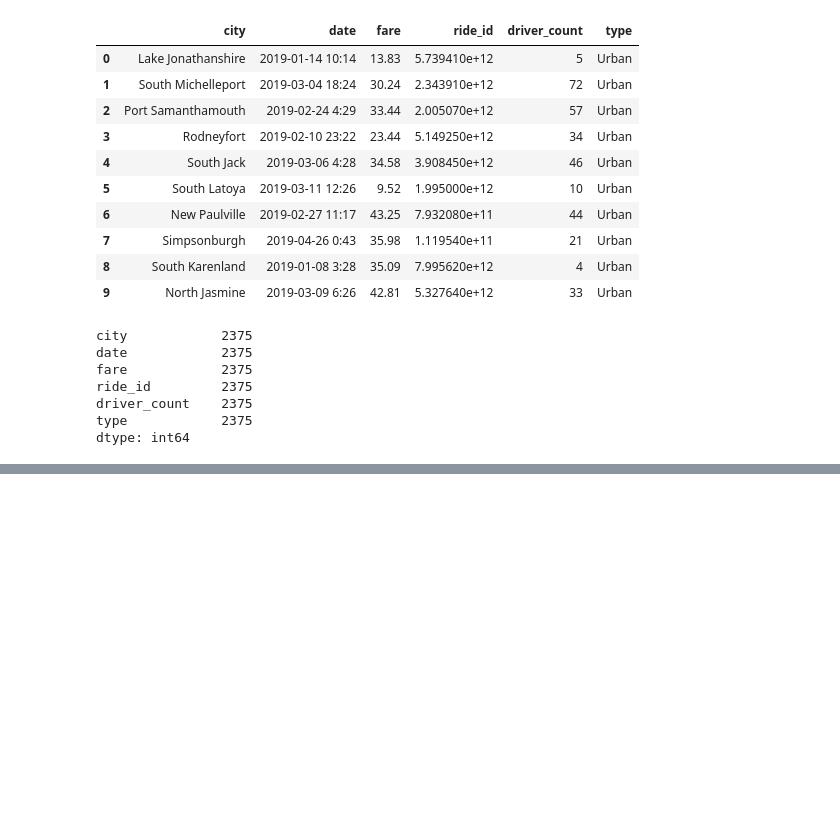
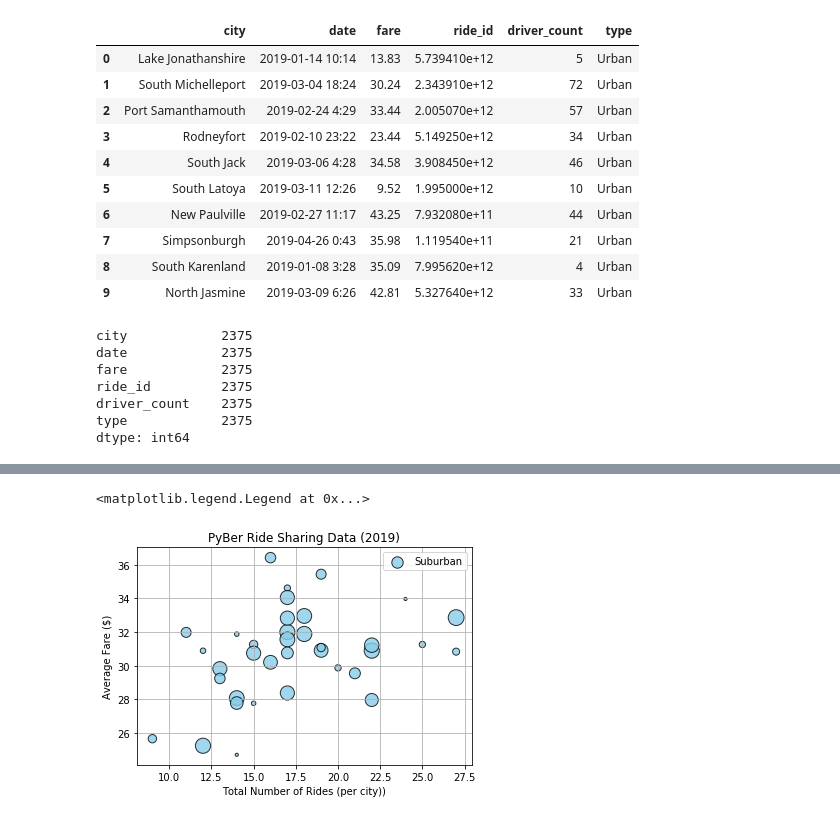
Before and after one commit to quintonw1/Pyber_Analysis, a Jupyter notebook: Pyber.ipynb, the cells around one changed output, grey strips where cells are left out. Cells and saved outputs as stored; diff of their text form; code cells hidden in the pictures; blank space fills up the shorter version.

```diff
--- a/Pyber.ipynb
+++ b/Pyber.ipynb
@@ -125,0 +160,5 @@ dtype: int64
+# %%
+# Creating Urban df
+
+suburban_cities_df = combined_df[combined_df["type"]=="Suburban"]
+suburban_cities_df.head(10)
@@ -125,0 +251,11 @@ dtype: int64
+# %%
+plt.scatter(suburban_ride_count, suburban_average_fare, s = 10*suburban_average_driver, c = "skyblue", edgecolor = "black", linewidths = 1,
+            alpha = 0.8, label = "Suburban")
+plt.title("PyBer Ride Sharing Data (2019)")
+plt.ylabel("Average Fare ($)")
+plt.xlabel("Total Number of Rides (per city))")
+plt.grid(True)
+plt.legend()
+# %% [output]
+<matplotlib.legend.Legend at 0x...>
+[figure, added]
```
Also changed, not shown: parts of 12 cells of this notebook, 1 other file.
